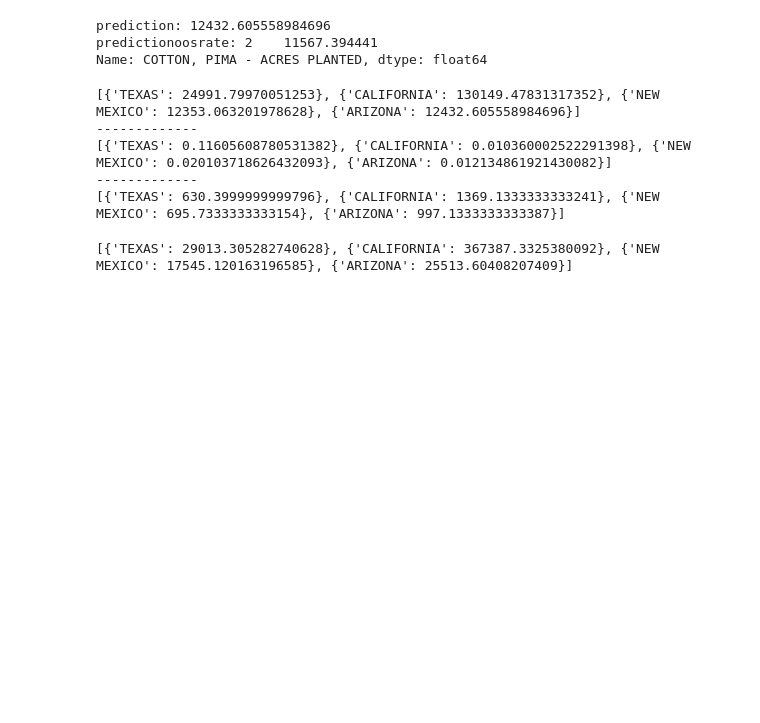
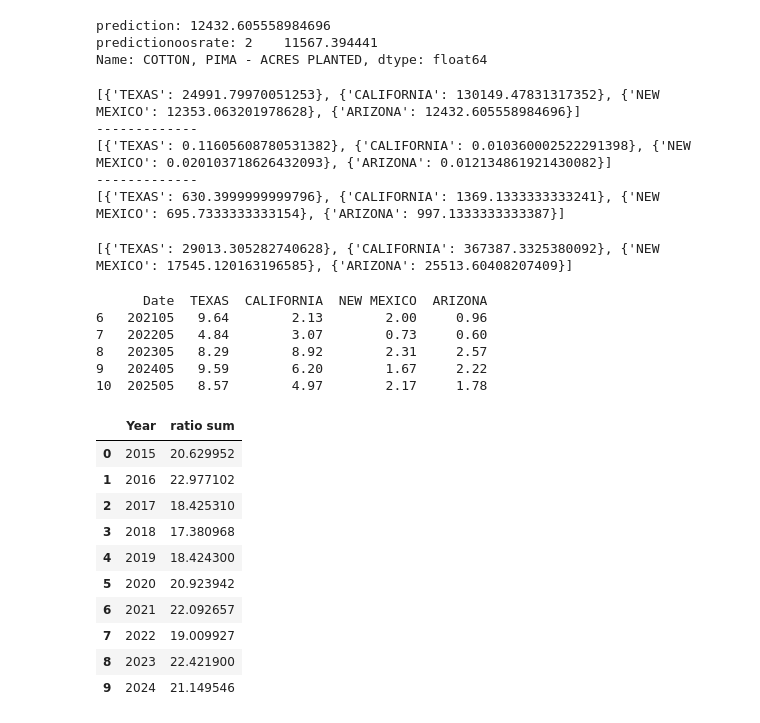
Before and after one commit to leolu12321/pjldc, a Jupyter notebook: pima.ipynb, the cells around one changed output. Drawn from its saved outputs; the diff is of its cells as text; code cells hidden in the pictures; blank space fills up the shorter version.

```diff
--- a/pima.ipynb
+++ b/pima.ipynb
@@ -251,3 +251,58 @@ for planted_dict in listofplanted:
 print(listofproduction)
 # %% [output]
 [{'TEXAS': 29013.305282740628}, {'CALIFORNIA': 367387.3325380092}, {'NEW MEXICO': 17545.120163196585}, {'ARIZONA': 25513.60408207409}]
+# %%
+import pandas as pd
+from pathlib import Path
+from functools import reduce   # only if you prefer merge-reduce
+
+root = Path('/Users/leolu/Desktop/uchicago/pjldc/data/precip')
+
+frames = []
+
+for state in list_of_states:
+    if state == 'US TOTAL':       # skip the aggregate row
+        continue
+
+    # build the file name, e.g. 'alabama.csv'
+    file = root / f'{state.lower().replace(" ", " ")}.csv'
+
+    df = (
+        pd.read_csv(file, skiprows=3, parse_dates=['Date'])    # NOAA CAG layout
+          .loc[:, ['Date', 'Value']]                           # keep only what you need
+          .rename(columns={'Value': state})                    # give the column the state name
+    )
+    frames.append(df)
+
+# ──►  Option 1: concat (simplest)  ───────────────────────────
+combined = (
+    pd.concat([f.set_index('Date') for f in frames], axis=1)   # join on the index
+      .reset_index()                                           # back to a normal column if you like
+)
+
+# ──►  Option 2: iterative merge (outer join) ─────────────────
+# combined = reduce(lambda l, r: l.merge(r, on='Date', how='outer'), frames)
+
+print(combined.tail())
+# %% [output]
+      Date  TEXAS  CALIFORNIA  NEW MEXICO  ARIZONA
+6   202105   9.64        2.13        2.00     0.96
+7   202205   4.84        3.07        0.73     0.60
+8   202305   8.29        8.92        2.31     2.57
+9   202405   9.59        6.20        1.67     2.22
+10  202505   8.57        4.97        2.17     1.78
+# %%
+futures_prices_train = futures_prices_train[['Year','ratio sum']]
+futures_prices_train
+# %% [output]
+|  | Year | ratio sum |
+| 0 | 2015 | 20.629952 |
+| 1 | 2016 | 22.977102 |
+| 2 | 2017 | 18.425310 |
+| 3 | 2018 | 17.380968 |
+| 4 | 2019 | 18.424300 |
+| 5 | 2020 | 20.923942 |
+| 6 | 2021 | 22.092657 |
+| 7 | 2022 | 19.009927 |
+| 8 | 2023 | 22.421900 |
+| 9 | 2024 | 21.149546 |
```
Also changed, not shown: parts of 4 cells of this notebook, 20 other files.
